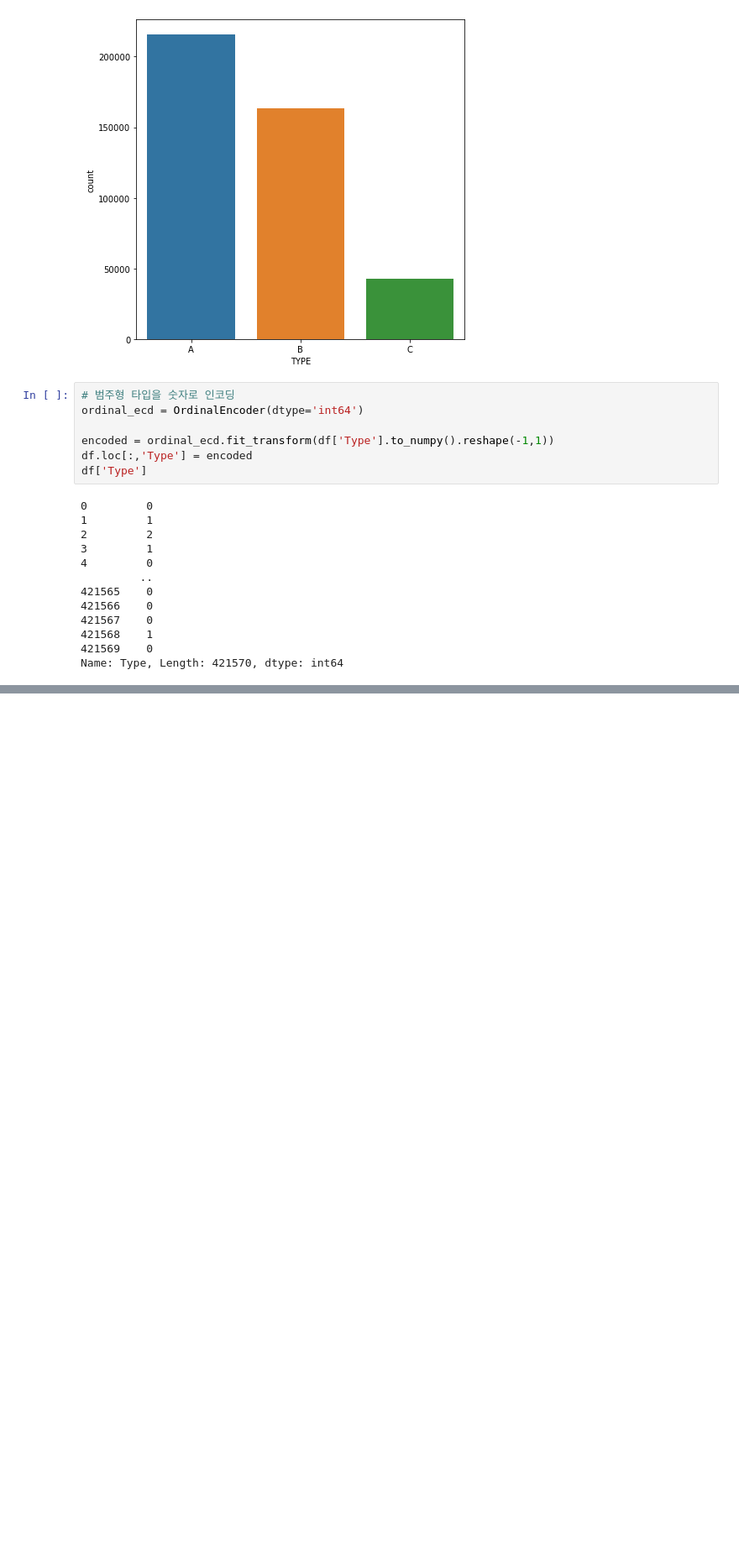
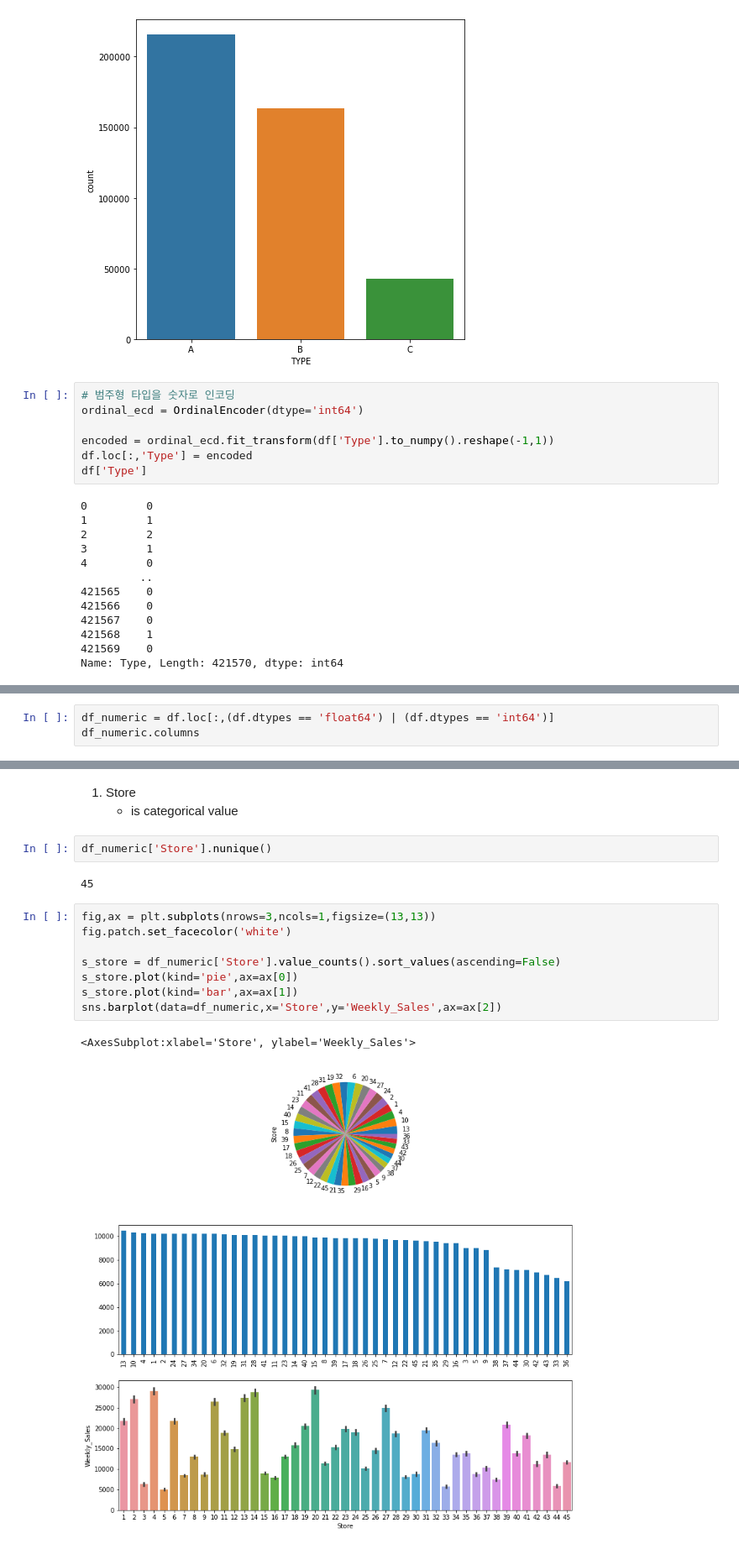
Before and after one commit to tmxkqotnl/project_mini_machine_learning_team_two, a Jupyter notebook: main.ipynb, the cells around one changed output, grey strips where cells are left out. Shown at 84% size. Drawn from its saved outputs; the diff is of its cells as text; blank space fills up the shorter version.

```diff
--- a/main.ipynb
+++ b/main.ipynb
@@ -299,0 +312,3 @@ Name: Type, Length: 421570, dtype: int64
+# %%
+df_numeric = df.loc[:,(df.dtypes == 'float64') | (df.dtypes == 'int64')]
+df_numeric.columns
@@ -299,0 +338,18 @@ Name: Type, Length: 421570, dtype: int64
+# %% [markdown]
+1. Store
+   - is categorical value
+# %%
+df_numeric['Store'].nunique()
+# %% [output]
+45
+# %%
+fig,ax = plt.subplots(nrows=3,ncols=1,figsize=(13,13))
+fig.patch.set_facecolor('white')
+
+s_store = df_numeric['Store'].value_counts().sort_values(ascending=False)
+s_store.plot(kind='pie',ax=ax[0])
+s_store.plot(kind='bar',ax=ax[1])
+sns.barplot(data=df_numeric,x='Store',y='Weekly_Sales',ax=ax[2])
+# %% [output]
+<AxesSubplot:xlabel='Store', ylabel='Weekly_Sales'>
+[figure, added]
```
Also changed, not shown: parts of 14 cells of this notebook.
